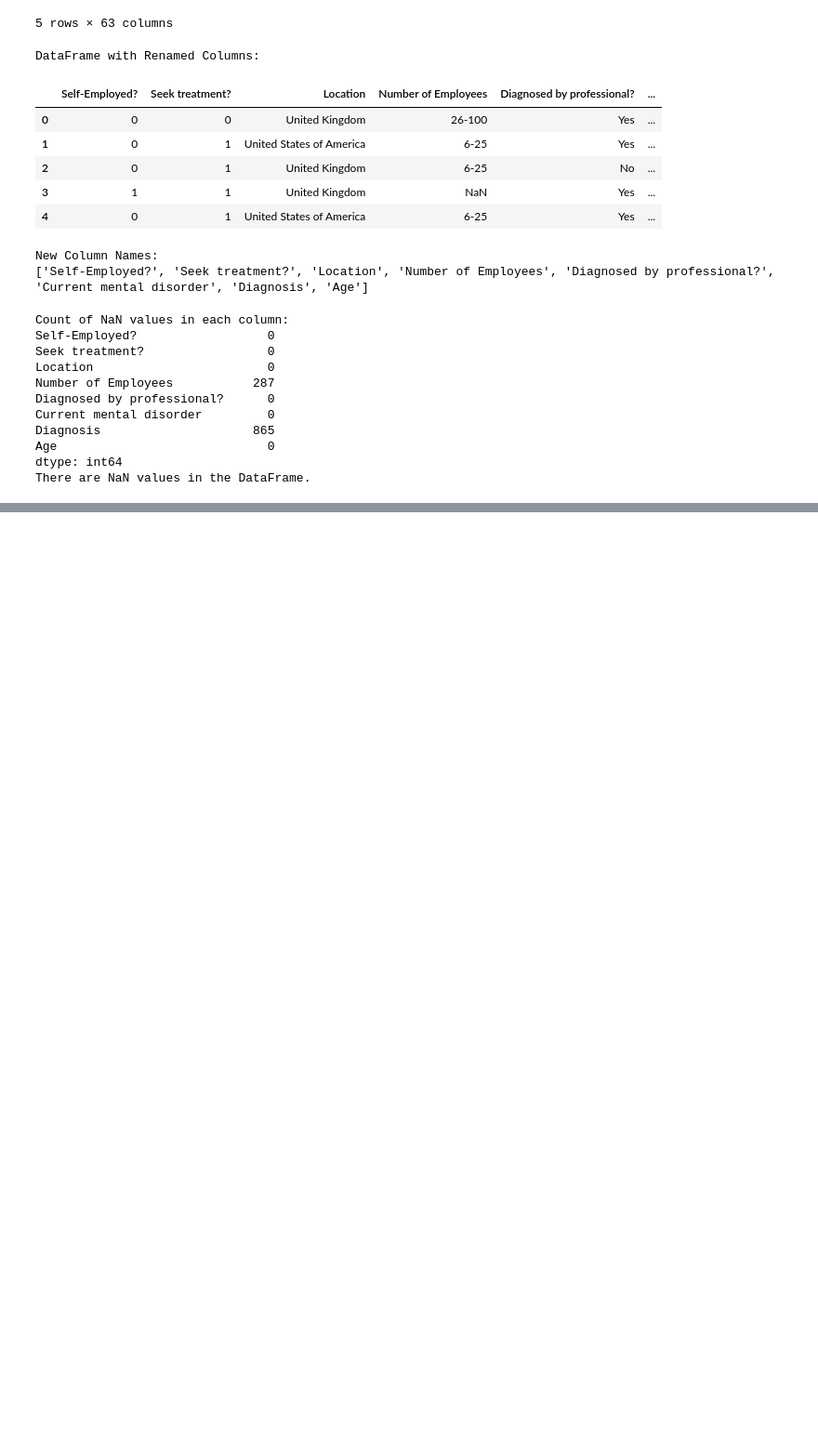
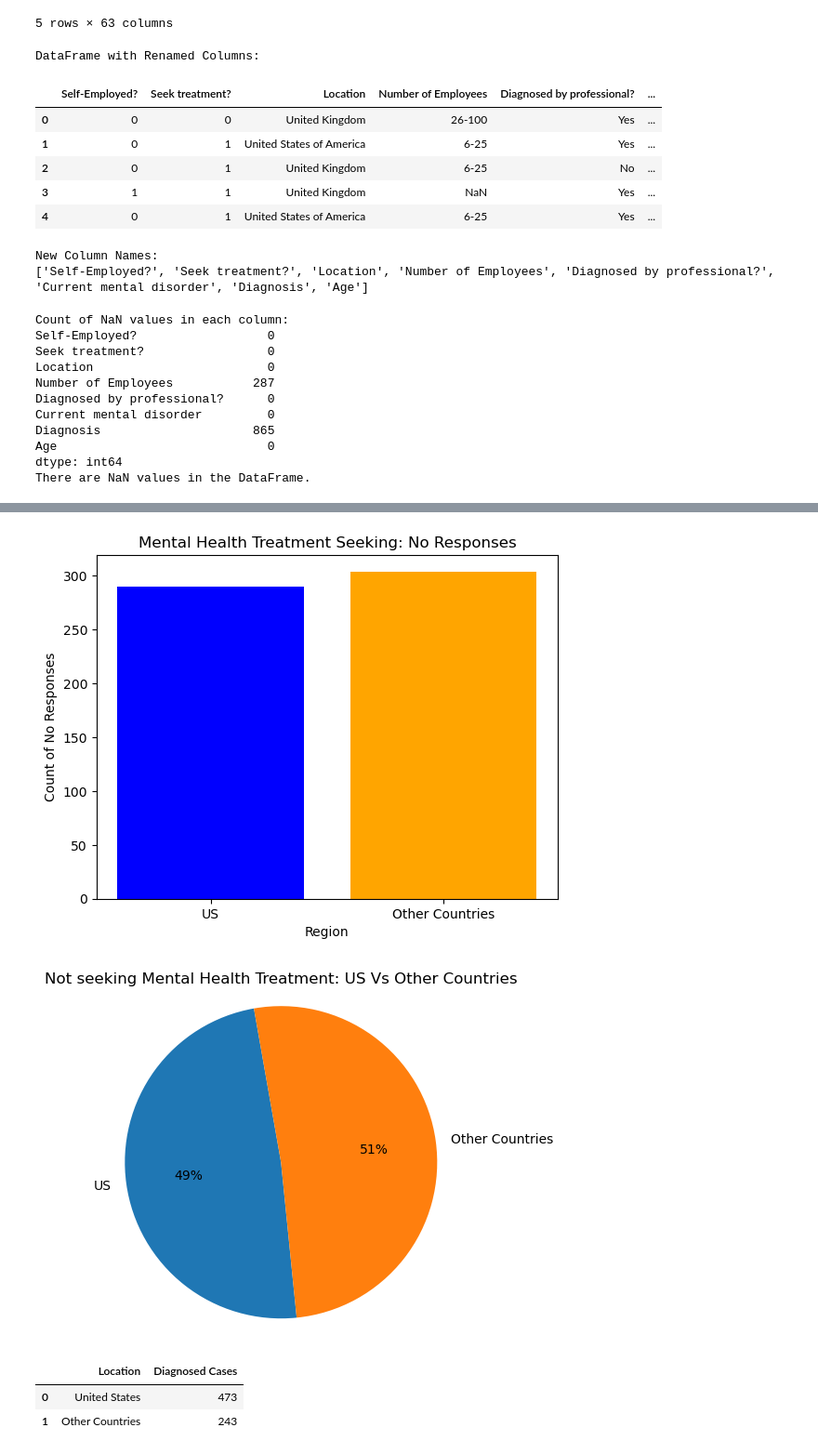
Before and after one commit to Keegawho198/Project-1_Mental-Health, a Jupyter notebook: Keegan.ipynb, the cells around one changed output, grey strips where cells are left out. Shown at 93% size. Cells and saved outputs as stored; diff of their text form; code cells hidden in the pictures; blank space fills up the shorter version.

```diff
--- a/Keegan.ipynb
+++ b/Keegan.ipynb
@@ -241,0 +342,29 @@ There are NaN values in the DataFrame.
+# %%
+# Data for plotting No seek help
+labels = ['US', 'Other Countries']
+values = [us_treatment_no, other_countries_treatment_no]  # Use the 'No' counts
+
+# Create a bar graph
+plt.bar(labels, values, color=['blue', 'orange'])
+
+# Add title and labels
+plt.title('Mental Health Treatment Seeking: No Responses')  # Title for Yes responses
+plt.xlabel('Region')
+plt.ylabel('Count of No Responses')  # Y-axis label for Yes responses
+
+# Show the graph
+plt.show()
+
+# Data for plotting
+sizes = [us_treatment_no, other_countries_treatment_no]  # Use the 'Yes' counts
+
+# Create a pie chart
+plt.pie(sizes, labels=labels, autopct='%1.0f%%', startangle=100)  # Display whole numbers for percentages
+plt.title('Not seeking Mental Health Treatment: US Vs Other Countries')  # Title for Yes responses
+plt.axis('equal')
+
+# Show the chart
+plt.show()
+# %% [output]
+[figure, added]
+[figure, added]
@@ -241,0 +379,17 @@ There are NaN values in the DataFrame.
+# %%
+usa_diagnosed_count = len(usa_diagnosed_data)  # Count of diagnosed cases in the USA
+other_diagnosed_count = len(other_diagnosed_data)  # Count for other countries
+
+# Create a DataFrame
+yes_diagnosed_df = pd.DataFrame({
+    'Location': ['United States', 'Other Countries'],
+    'Diagnosed Cases': [usa_diagnosed_count, other_diagnosed_count]
+})
+
+# Display the DataFrame for visualization
+#print(USA_treatment_df)
+yes_diagnosed_df
+# %% [output]
+|  | Location | Diagnosed Cases |
+| 0 | United States | 473 |
+| 1 | Other Countries | 243 |
```
Also changed, not shown: parts of 17 cells of this notebook.
